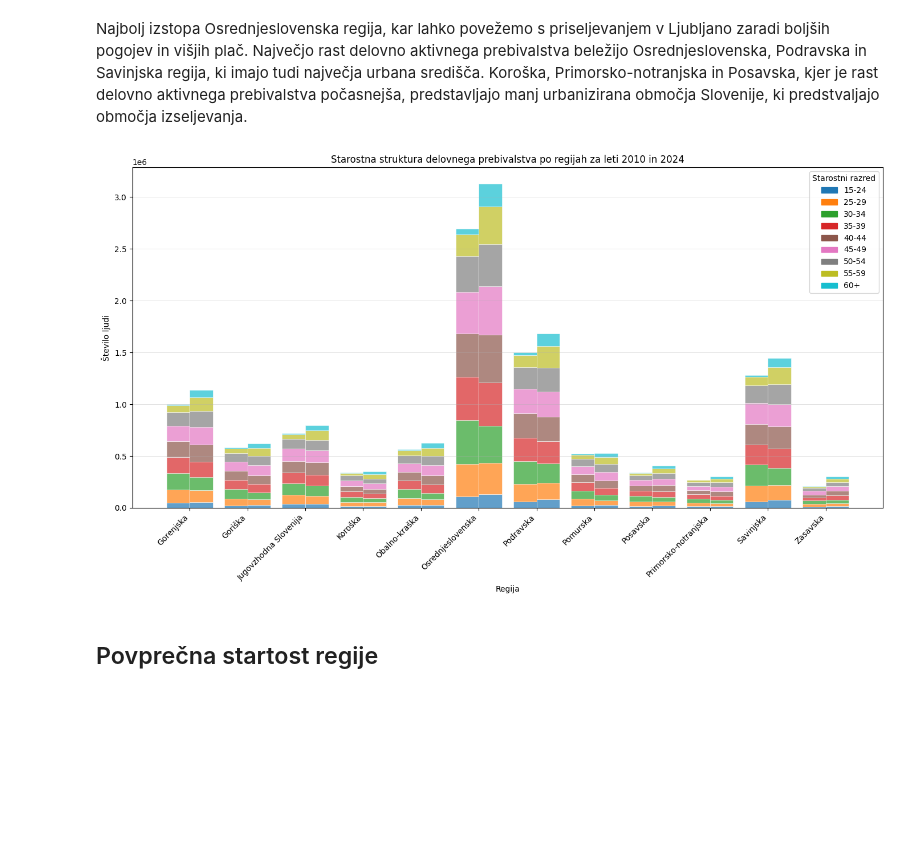
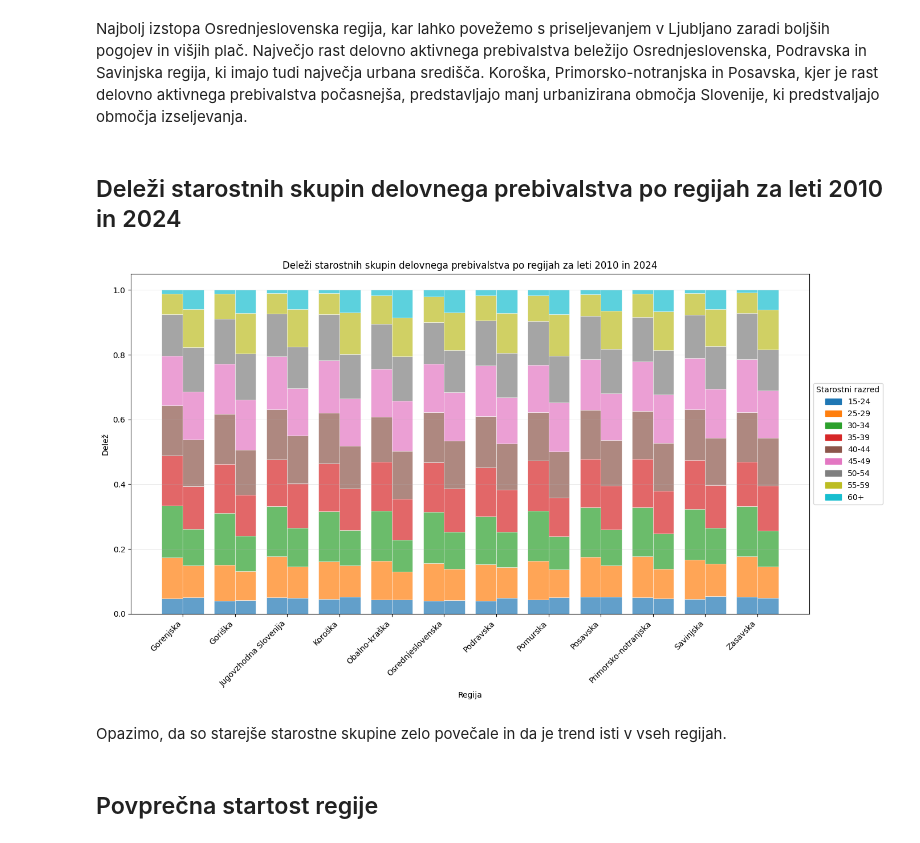
Before and after one commit to nirinja/PR259, a Jupyter notebook: koda/koda.ipynb, the cells around one changed output. Saved outputs shown, nothing was run; the diff lists cells and outputs as text; code cells hidden in the pictures; blank space fills up the shorter version.

Commit message:
popravek-normalizacija grafa

```diff
--- a/koda/koda.ipynb
+++ b/koda/koda.ipynb
@@ -120,44 +120,53 @@ plt.show()
 [figure]
 # %% [markdown]
 Najbolj izstopa Osrednjeslovenska regija, kar lahko povežemo s priseljevanjem v Ljubljano zaradi boljših pogojev in višjih plač. Največjo rast delovno aktivnega prebivalstva beležijo Osrednjeslovenska, Podravska in Savinjska regija, ki imajo tudi največja urbana središča. Koroška, Primorsko-notranjska in Posavska, kjer je rast delovno aktivnega prebivalstva počasnejša, predstavljajo manj urbanizirana območja Slovenije, ki predstvaljajo območja izseljevanja.
+# %% [markdown]
+## Deleži starostnih skupin delovnega prebivalstva po regijah za leti 2010 in 2024
 # %%
 data_2010 = data_delo[(data_delo['YEAR'] == '2010') & (data_delo['STATISTIČNA REGIJA'] != 'SLOVENIJA')]
 data_2024 = data_delo[(data_delo['YEAR'] == '2024') & (data_delo['STATISTIČNA REGIJA'] != 'SLOVENIJA')]
 
 data_2010_grouped = data_2010.groupby(['STATISTIČNA REGIJA', 'STAROSTNI RAZRED'])['DATA'].sum().unstack(fill_value=0)
 data_2024_grouped = data_2024.groupby(['STATISTIČNA REGIJA', 'STAROSTNI RAZRED'])['DATA'].sum().unstack(fill_value=0)
 
-age_groups = data_2010_grouped.columns
+# Normalizacija po vsaki regiji
+data_2010_normalized = data_2010_grouped.div(data_2010_grouped.sum(axis=1), axis=0)
+data_2024_normalized = data_2024_grouped.div(data_2024_grouped.sum(axis=1), axis=0)
+
+age_groups = data_2010_normalized.columns
 colors = plt.get_cmap("tab10", len(age_groups))
 fig, ax = plt.subplots(figsize=(14, 8))
 bar_width = 0.4
-x = np.arange(len(data_2010_grouped))
+x = np.arange(len(data_2010_normalized))
 
-bottom_2010 = np.zeros(len(data_2010_grouped))
-bottom_2024 = np.zeros(len(data_2024_grouped))
+bottom_2010 = np.zeros(len(data_2010_normalized))
+bottom_2024 = np.zeros(len(data_2024_normalized))
 
 for i, age_group in enumerate(age_groups):
-    ax.bar(x - bar_width/2, data_2010_grouped[age_group], width=bar_width,
-           label=age_group if i == 0 else "", bottom=bottom_2010, color=colors(i), alpha=0.7, edgecolor='white', linewidth=0.5),
-    ax.bar(x + bar_width/2, data_2024_grouped[age_group], width=bar_width,
+    ax.bar(x - bar_width/2, data_2010_normalized[age_group], width=bar_width,
+           label=age_group if i == 0 else "", bottom=bottom_2010, color=colors(i), alpha=0.7, edgecolor='white', linewidth=0.5)
+    ax.bar(x + bar_width/2, data_2024_normalized[age_group], width=bar_width,
            bottom=bottom_2024, color=colors(i), alpha=0.7, edgecolor='white', linewidth=0.5)
-    bottom_2010 += data_2010_grouped[age_group]
-    bottom_2024 += data_2024_grouped[age_group]
+    bottom_2010 += data_2010_normalized[age_group]
+    bottom_2024 += data_2024_normalized[age_group]
 
 ax.set_xlabel('Regija')
-ax.set_ylabel('Število ljudi')
-ax.set_title('Starostna struktura delovnega prebivalstva po regijah za leti 2010 in 2024')
+ax.set_ylabel('Delež')
+ax.set_title('Deleži starostnih skupin delovnega prebivalstva po regijah za leti 2010 in 2024')
 ax.set_xticks(x)
-ax.set_xticklabels(data_2010_grouped.index, rotation=45, ha='right')
+ax.set_xticklabels(data_2010_normalized.index, rotation=45, ha='right')
 ax.grid(axis='y', linewidth=0.5, alpha=0.5)
 
 legend_handles = [plt.Rectangle((0, 0), 1, 1, color=colors(i)) for i in range(len(age_groups))]
-ax.legend(legend_handles, age_groups, title='Starostni razred')
+ax.legend(legend_handles, age_groups, title='Starostni razred',
+          loc='center left', bbox_to_anchor=(1.0, 0.5))
 
 plt.tight_layout()
 plt.show()
 # %% [output]
-[figure, old version]
+[figure, new version]
+# %% [markdown]
+Opazimo, da so starejše starostne skupine zelo povečale in da je trend isti v vseh regijah.
 # %% [markdown]
 ## Povprečna startost regije
 # %%
```
